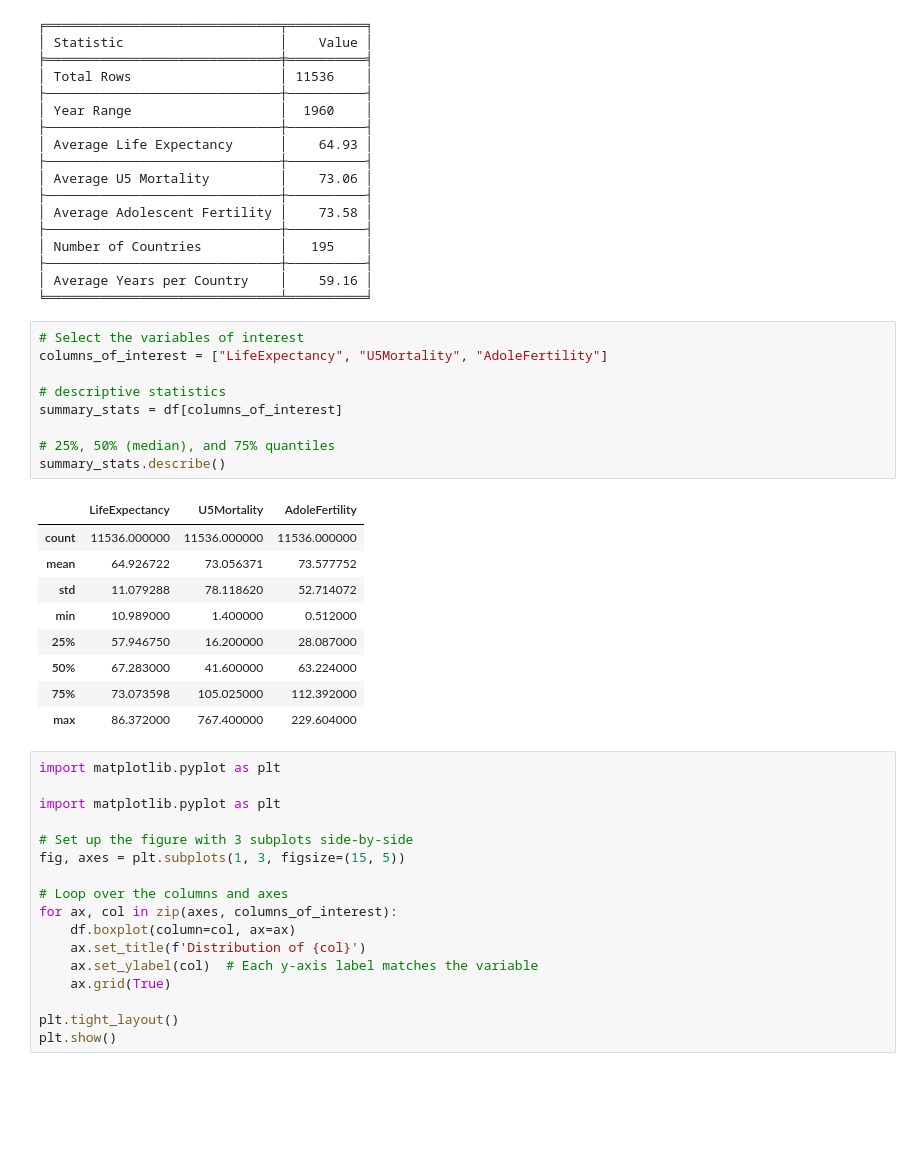
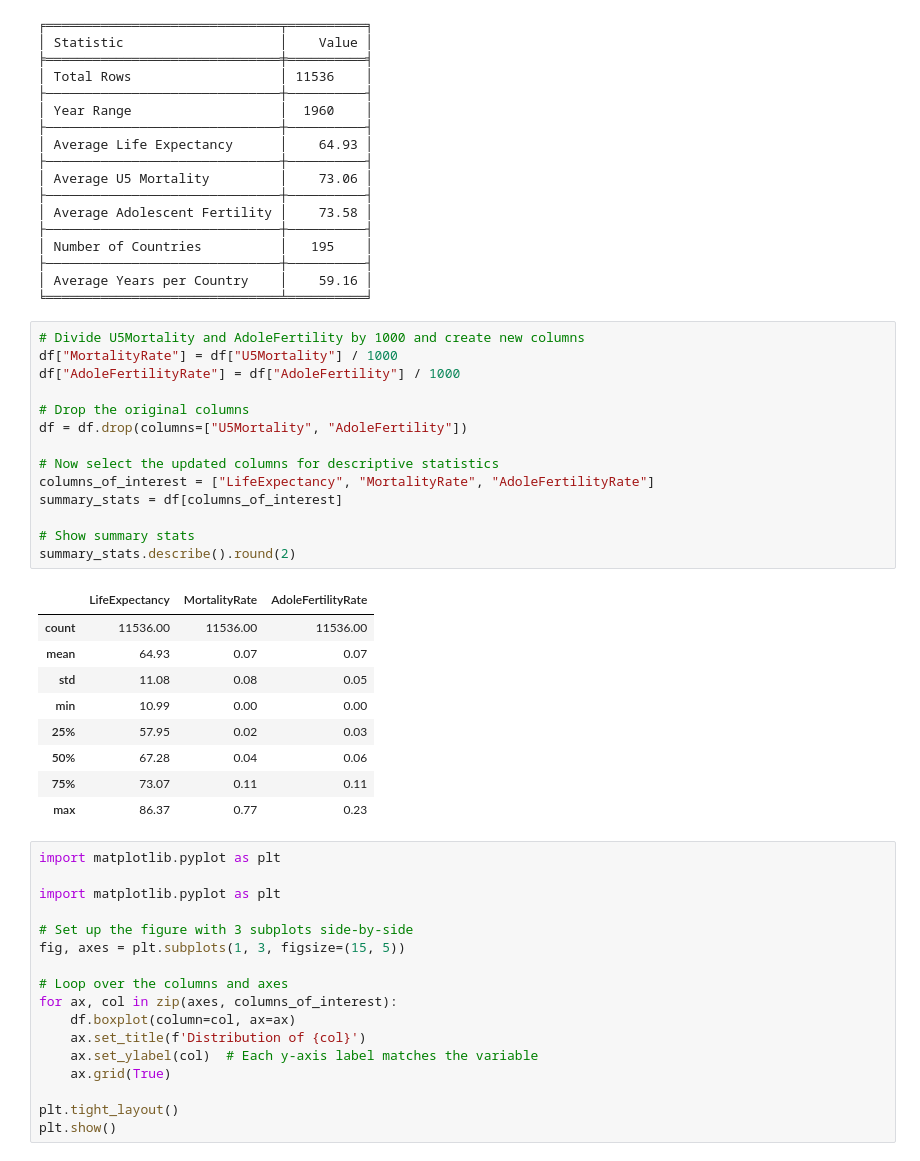
Before and after one commit to AmberLin623/QTM350-Group3, a Jupyter notebook: Scripts/des_stats.ipynb, the cells around one changed output. Saved outputs shown, nothing was run; the diff lists cells and outputs as text; blank space fills up the shorter version.

Commit message:
Refined descriptive statistics & created project files

```diff
--- a/Descriptive/des_stats.ipynb
+++ b/Scripts/des_stats.ipynb
@@ -69,25 +69,30 @@ conn.close()
 ├──────────────────────────────┼──────────┤
 │ Average Years per Country    │    59.16 │
 ╘══════════════════════════════╧══════════╛
-# %%
-# Select the variables of interest
-columns_of_interest = ["LifeExpectancy", "U5Mortality", "AdoleFertility"]
-
-# descriptive statistics
-summary_stats = df[columns_of_interest]
-
-# 25%, 50% (median), and 75% quantiles
-summary_stats.describe()
-# %% [output]
-|  | LifeExpectancy | U5Mortality | AdoleFertility |
-| count | 11536.000000 | 11536.000000 | 11536.000000 |
-| mean | 64.926722 | 73.056371 | 73.577752 |
-| std | 11.079288 | 78.118620 | 52.714072 |
-| min | 10.989000 | 1.400000 | 0.512000 |
-| 25% | 57.946750 | 16.200000 | 28.087000 |
-| 50% | 67.283000 | 41.600000 | 63.224000 |
-| 75% | 73.073598 | 105.025000 | 112.392000 |
-| max | 86.372000 | 767.400000 | 229.604000 |
+# %%
+# Divide U5Mortality and AdoleFertility by 1000 and create new columns
+df["MortalityRate"] = df["U5Mortality"] / 1000
+df["AdoleFertilityRate"] = df["AdoleFertility"] / 1000
+
+# Drop the original columns
+df = df.drop(columns=["U5Mortality", "AdoleFertility"])
+
+# Now select the updated columns for descriptive statistics
+columns_of_interest = ["LifeExpectancy", "MortalityRate", "AdoleFertilityRate"]
+summary_stats = df[columns_of_interest]
+
+# Show summary stats
+summary_stats.describe().round(2)
+# %% [output]
+|  | LifeExpectancy | MortalityRate | AdoleFertilityRate |
+| count | 11536.00 | 11536.00 | 11536.00 |
+| mean | 64.93 | 0.07 | 0.07 |
+| std | 11.08 | 0.08 | 0.05 |
+| min | 10.99 | 0.00 | 0.00 |
+| 25% | 57.95 | 0.02 | 0.03 |
+| 50% | 67.28 | 0.04 | 0.06 |
+| 75% | 73.07 | 0.11 | 0.11 |
+| max | 86.37 | 0.77 | 0.23 |
 # %%
 import matplotlib.pyplot as plt
 
```
Also changed, not shown: parts of 1 cell of this notebook, 9 other files.
